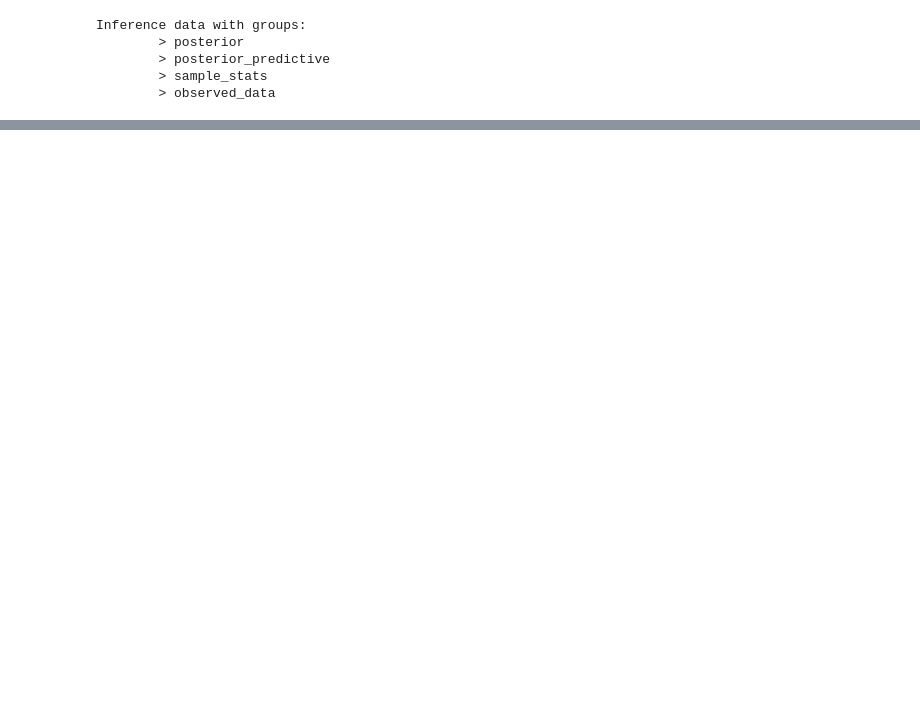
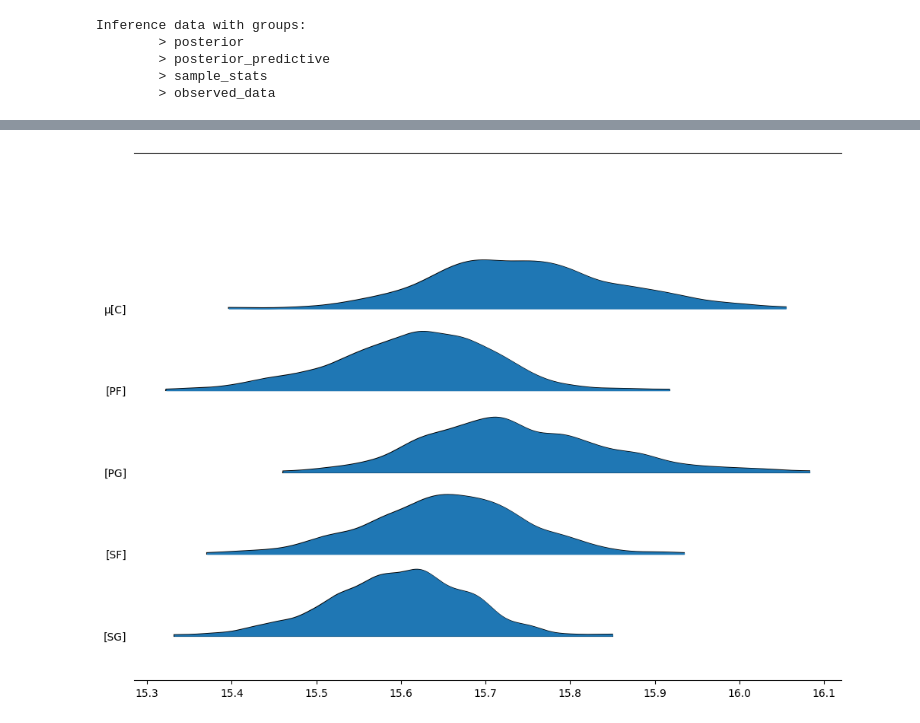
Before and after one commit to cy-rules/Data-Science, a Jupyter notebook: CyruRuleU4proj.ipynb, the cells around one changed output, grey strips where cells are left out. Saved outputs shown, nothing was run; the diff lists cells and outputs as text; code cells hidden in the pictures; blank space fills up the shorter version.

```diff
--- a/CyruRuleU4proj.ipynb
+++ b/CyruRuleU4proj.ipynb
@@ -390,0 +393,24 @@ This is weird, because if I jsut look at what the bulk of the individual posteri
+# %%
+with pm.Model(coords=pos_coords) as sal_model:
+    # Changing σ to be a gamma distribution instead of a half normal
+    μ_mu = pm.Normal('μ_mu', mu = 16, sigma = 10)
+    μ_sd = pm.HalfNormal('μ_sd', sigma = 10)
+    σ_alpha = pm.HalfNormal('σ_alpha', sigma = 10) #I'm too lazy to actually select for good alpha and beta values, but I know they won't be too big so i'll just keep sigma high
+    σ_beta = pm.HalfNormal('σ_beta', sigma = 10)
+
+    μ = pm.Normal('μ',
+                  mu = μ_mu,
+                  sigma = μ_sd,
+                  dims = "pos")
+
+    σ = pm.Gamma('σ',
+                  alpha = σ_alpha,
+                  beta = σ_beta,
+                  dims = "pos")
+
+    y = pm.LogNormal('y',
+                  mu = μ[pos_idx],
+                  sigma = σ[pos_idx],
+                  observed = salary_data['2024-25'])
+
+    idata_salary = pm.sample()
@@ -390,0 +423,9 @@ This is weird, because if I jsut look at what the bulk of the individual posteri
+# %%
+#plots the middle 99.7% of each amino acids' posterior distribution of the mean
+#why 99.7%? No reason, just seems like a good number to me.
+#Feel free to pick your own hdi %; the default is 94%.
+axes = az.plot_forest(idata_salary, kind="ridgeplot",
+                      var_names='μ',
+                      combined=True, figsize=(12, 9), hdi_prob=0.997)
+# %% [output]
+[figure, added]
```
Also changed, not shown: parts of 21 cells of this notebook.
